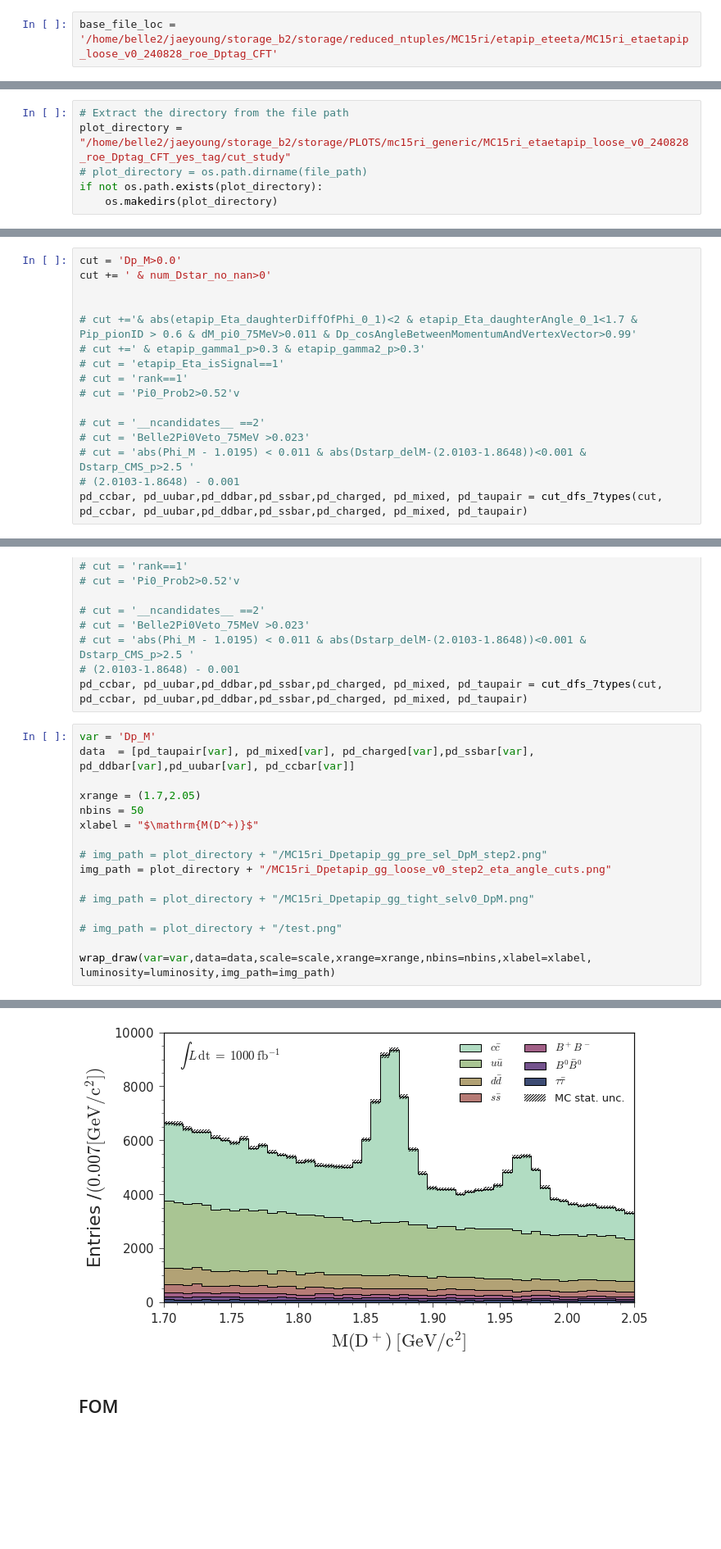
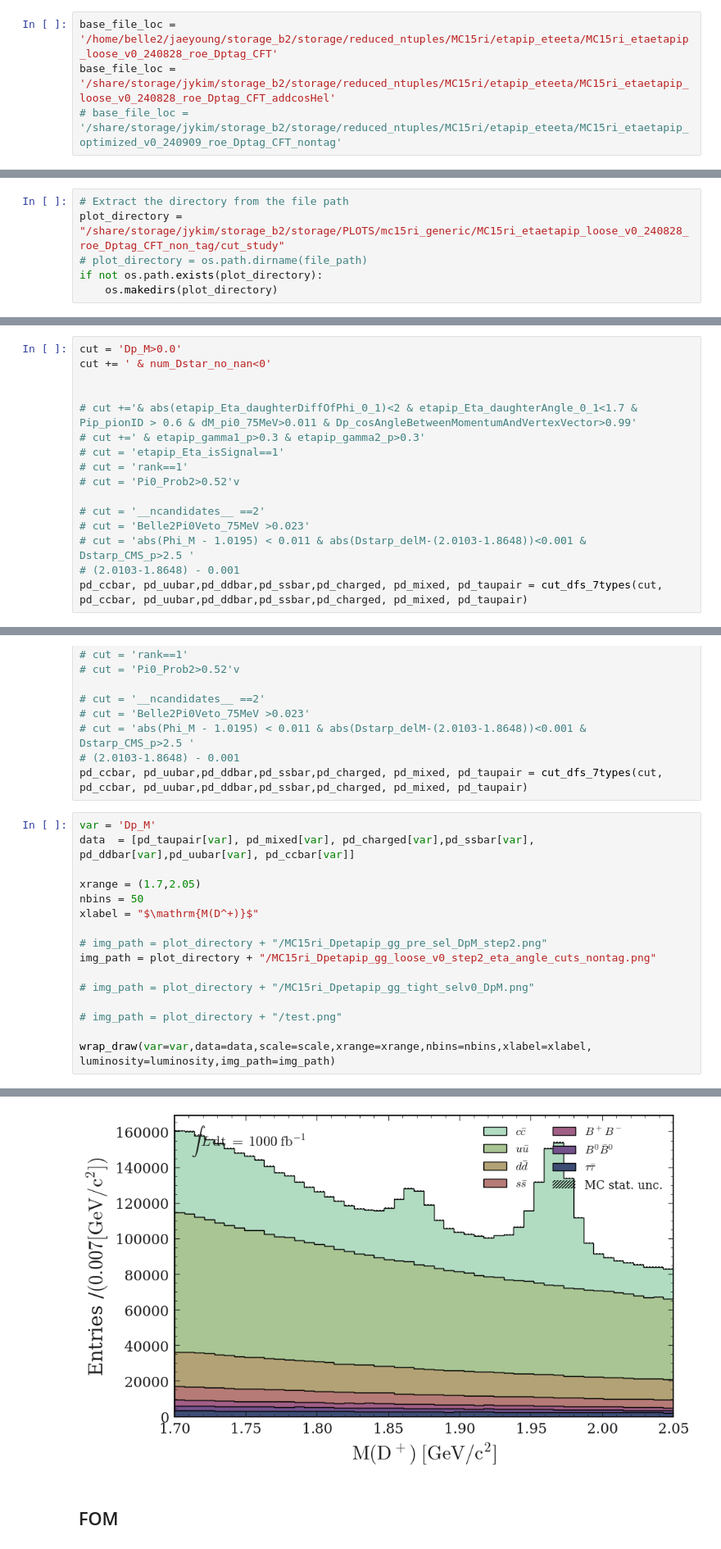
Before and after one commit to jykim-physics/DRAW_and_FITTING, a Jupyter notebook: main/ANALYSIS/FOM/etapip_gg/MC15ri_FOM.ipynb, the cells around one changed output, grey strips where cells are left out. Shown: that part at 82% size. Saved outputs shown, nothing was run; the diff lists cells and outputs as text; blank space fills up the shorter version.

```diff
--- a/main/ANALYSIS/FOM/etapip_gg/MC15ri_FOM.ipynb
+++ b/main/ANALYSIS/FOM/etapip_gg/MC15ri_FOM.ipynb
@@ -43,2 +30,4 @@ Welcome to JupyROOT 6.24/06
 # %%
 base_file_loc = '/home/belle2/jaeyoung/storage_b2/storage/reduced_ntuples/MC15ri/etapip_eteeta/MC15ri_etaetapip_loose_v0_240828_roe_Dptag_CFT'
+base_file_loc = '/share/storage/jykim/storage_b2/storage/reduced_ntuples/MC15ri/etapip_eteeta/MC15ri_etaetapip_loose_v0_240828_roe_Dptag_CFT_addcosHel'
+# base_file_loc = '/share/storage/jykim/storage_b2/storage/reduced_ntuples/MC15ri/etapip_eteeta/MC15ri_etaetapip_optimized_v0_240909_roe_Dptag_CFT_nontag'
@@ -192,7 +169,7 @@ cut = 'Dp_M>0.0'
 pd_ccbar, pd_uubar,pd_ddbar,pd_ssbar,pd_charged, pd_mixed, pd_taupair = cut_dfs_7types(cut, pd_ccbar, pd_uubar,pd_ddbar,pd_ssbar,pd_charged, pd_mixed, pd_taupair)
 # %%
 # Extract the directory from the file path
-plot_directory = "/home/belle2/jaeyoung/storage_b2/storage/PLOTS/mc15ri_generic/MC15ri_etaetapip_loose_v0_240828_roe_Dptag_CFT_yes_tag/cut_study"
+plot_directory = "/share/storage/jykim/storage_b2/storage/PLOTS/mc15ri_generic/MC15ri_etaetapip_loose_v0_240828_roe_Dptag_CFT_non_tag/cut_study"
 # plot_directory = os.path.dirname(file_path)
 if not os.path.exists(plot_directory):
     os.makedirs(plot_directory)
@@ -279,6 +264,6 @@ fitst_bin_entries=0.0
 # %%
 cut = 'Dp_M>0.0'
-cut += ' & num_Dstar_no_nan>0'
+cut += ' & num_Dstar_no_nan<0'
 
 
 # cut +='& abs(etapip_Eta_daughterDiffOfPhi_0_1)<2 & etapip_Eta_daughterAngle_0_1<1.7 & Pip_pionID > 0.6 & dM_pi0_75MeV>0.011 & Dp_cosAngleBetweenMomentumAndVertexVector>0.99'
@@ -342,7 +329,7 @@ nbins = 50
 xlabel = "$\mathrm{M(D^+)}$"
 
 # img_path = plot_directory + "/MC15ri_Dpetapip_gg_pre_sel_DpM_step2.png"
-img_path = plot_directory + "/MC15ri_Dpetapip_gg_loose_v0_step2_eta_angle_cuts.png"
+img_path = plot_directory + "/MC15ri_Dpetapip_gg_loose_v0_step2_eta_angle_cuts_nontag.png"
 
 # img_path = plot_directory + "/MC15ri_Dpetapip_gg_tight_selv0_DpM.png"
 
@@ -359,4 +347,4 @@ fitst_bin_entries=6634.0
-[figure, old version]
+[figure, new version]
 # %% [markdown]
 ## FOM
 # %%
```
Also changed, not shown: parts of 22 cells of this notebook, 32 other files.
